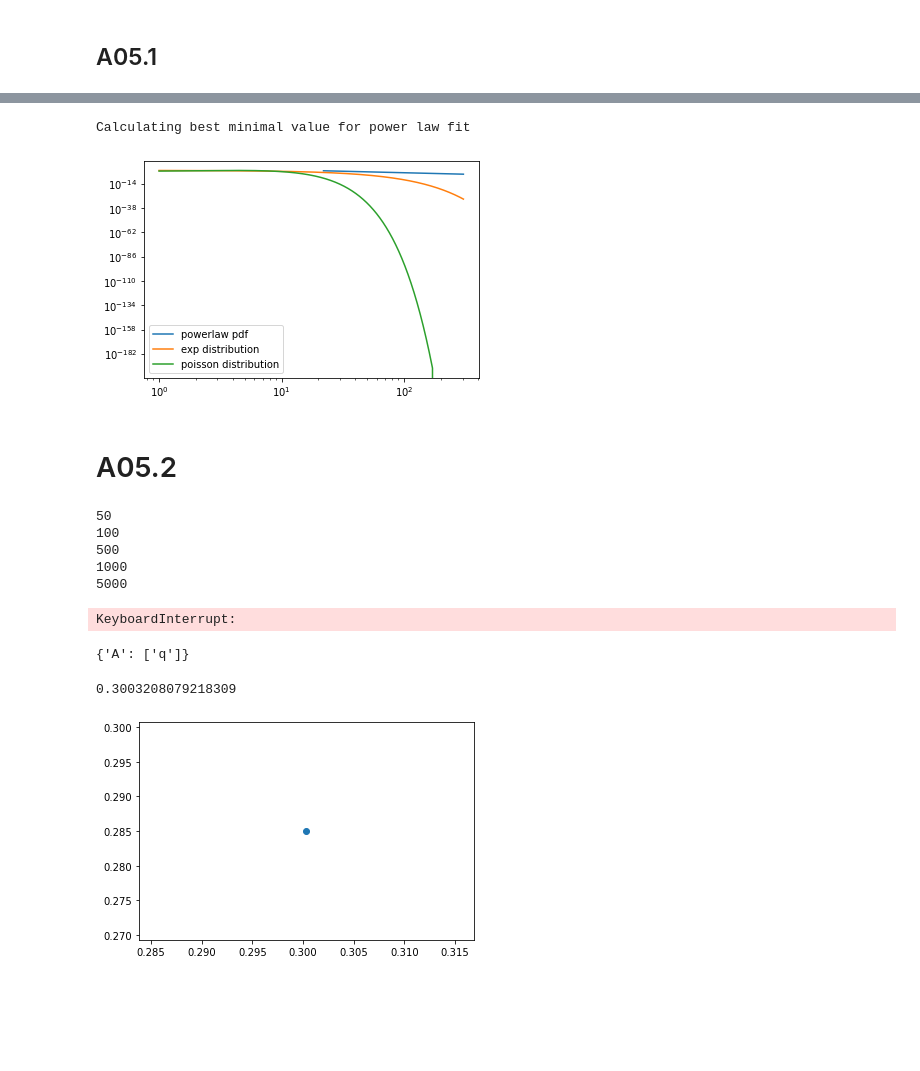
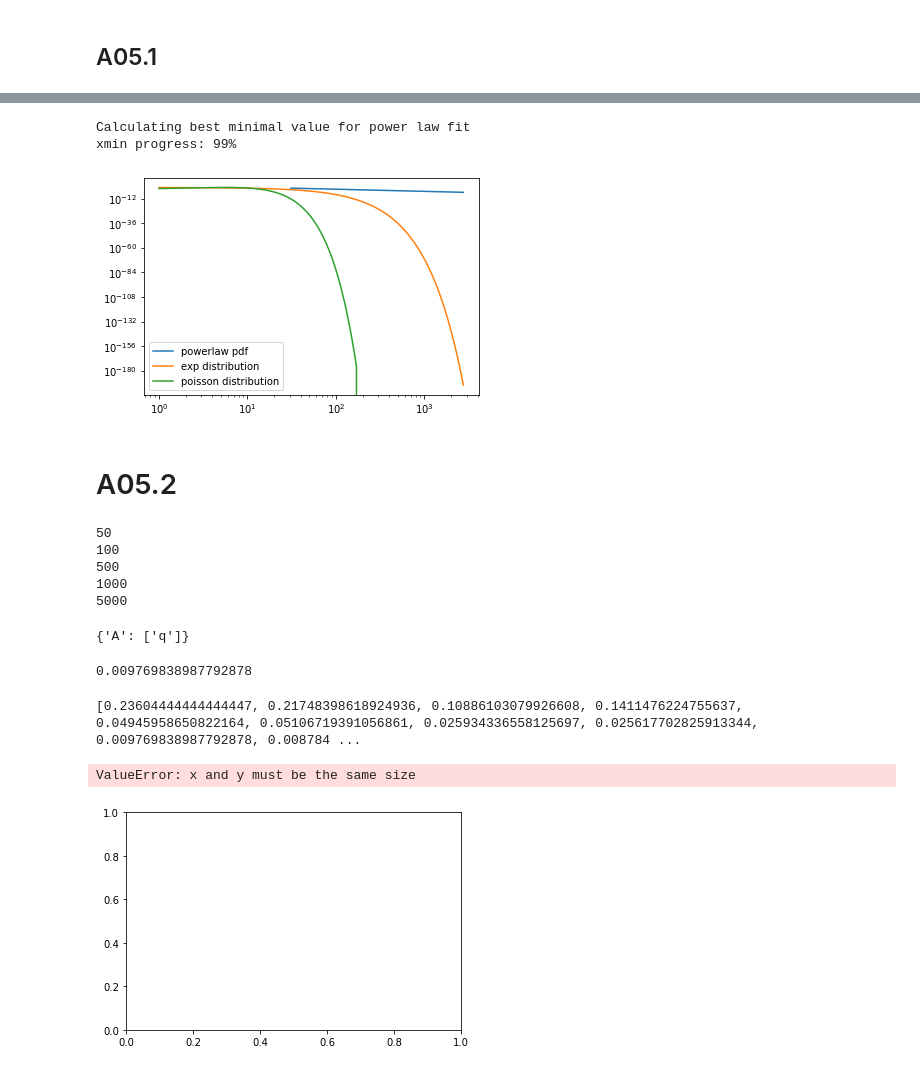
Before and after one commit to moerfii/network_science_uzh, a Jupyter notebook: assignment_5/exercise05.ipynb, the cells around one changed output, grey strips where cells are left out. Cells and saved outputs as stored; diff of their text form; code cells hidden in the pictures; blank space fills up the shorter version.

```diff
--- a/assignment_5/exercise05.ipynb
+++ b/assignment_5/exercise05.ipynb
@@ -52,3 +107,5 @@ graph = read_gml("data/graph_escort.gml")
+# %%
+graph = read_gml("data/graph_internet.gml")
 # %%
 degrees, counts = degree_distribution(graph)
 k = np.asarray([d for d in dict(graph.degree()).values()])
@@ -56,6 +113,7 @@ spacing = np.linspace(min(k),max(k),len(k))
 fit = powerlaw.Fit(k)
 # %% [output]
 Calculating best minimal value for power law fit
+xmin progress: 99%
 # %%
 fit.power_law.plot_pdf(label="powerlaw pdf")
 #powerlaw.plot_pdf(k,marker='o', label="k pdf")
@@ -64,7 +122,7 @@ plt.plot(spacing, poission_distribution(average_degree(graph), spacing), label="
 plt.legend()
 plt.show()
 # %% [output]
-[figure, old version]
+[figure, new version]
 # %% [markdown]
 # A05.2
 # %%
@@ -110,7 +168,6 @@ for n in ns:
 500
 1000
 5000
-KeyboardInterrupt:
 # %%
 l = {"A": ["p"]}
 m = {"A": ["q"]}
@@ -124,8 +181,13 @@ d_rand_graph = get_data(rand_graph)
 # %%
 print(d_graph["acc"])
 # %% [output]
-0.3003208079218309
+0.009769838987792878
+# %%
+print(data_rand["acc"])
+# %% [output]
+[0.23604444444444447, 0.21748398618924936, 0.10886103079926608, 0.1411476224755637, 0.04945958650822164, 0.05106719391056861, 0.025934336558125697, 0.025617702825913344, 0.009769838987792878, 0.008784 ...
 # %%
-plot_scatter(d_graph["acc"], d_rand_graph["acc"],"acc")
+plot_scatter(d_graph["acc"], ns,"acc")
 # %% [output]
+ValueError: x and y must be the same size
-[figure, old version]
+[figure, new version]
```
Also changed, not shown: parts of 11 cells of this notebook.
